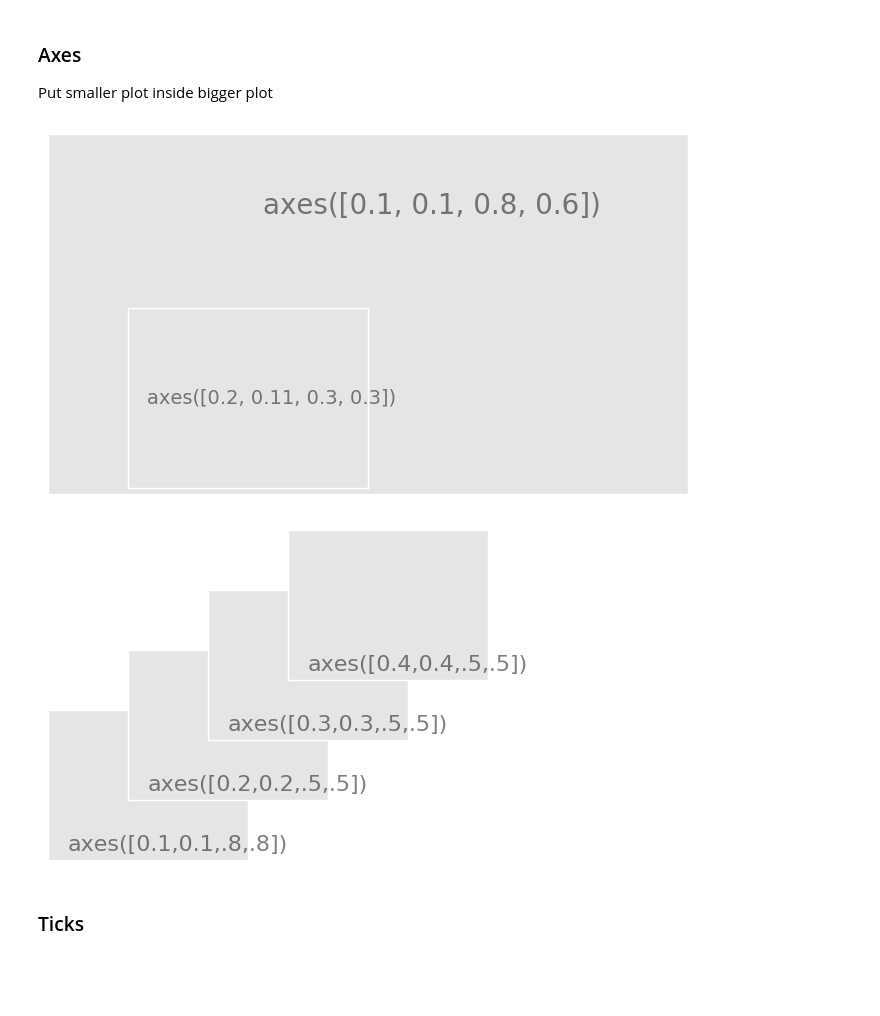
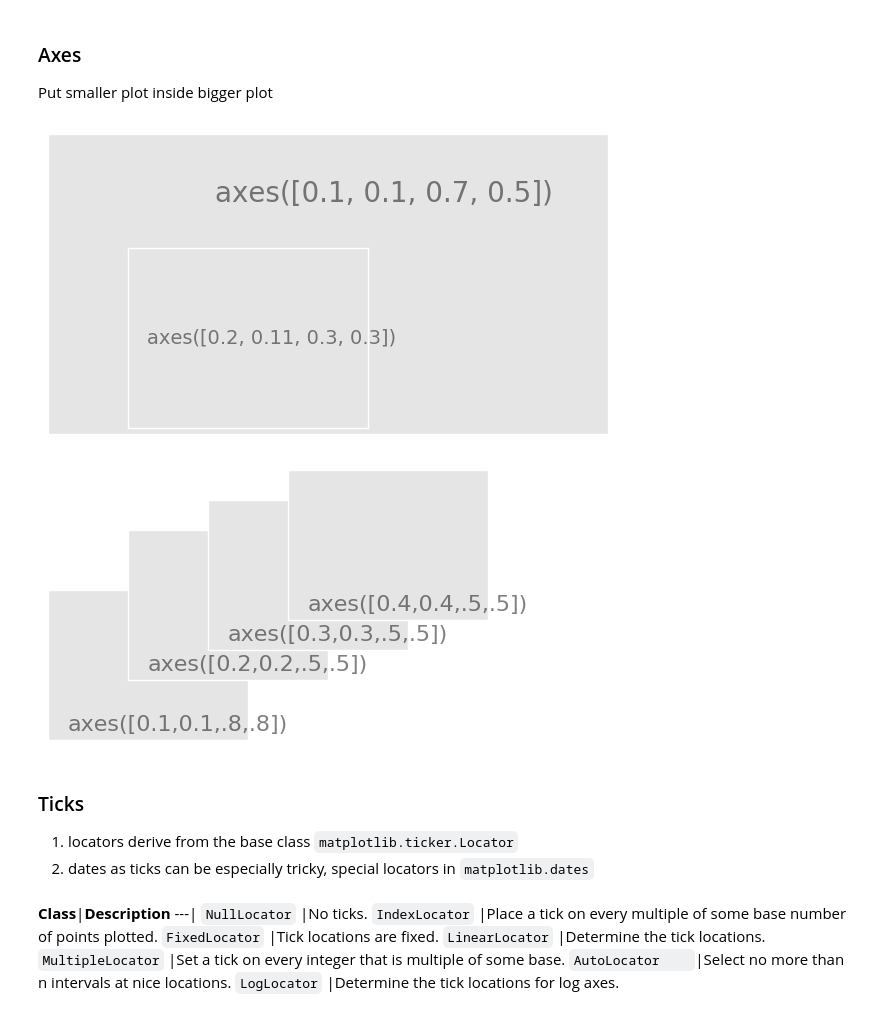
Before and after one commit to kcbighuge/misc-python, a Jupyter notebook: plotting-examples-seaborn-pandas.ipynb, the cells around one changed output. Saved outputs shown, nothing was run; the diff lists cells and outputs as text; code cells hidden in the pictures; blank space fills up the shorter version.

```diff
--- a/plotting-examples-seaborn-pandas.ipynb
+++ b/plotting-examples-seaborn-pandas.ipynb
@@ -1124,20 +1135,20 @@ show()
 ### Axes
 Put smaller plot inside bigger plot
 # %%
-ax1 = [0.1,.1,.8,.6]
+ax1 = [0.1,.1,.7,.5]
 axes(ax1)
 xticks([]), yticks([])
 text(0.6,0.8, 'axes('+str(ax1)+')',ha='center',va='center',size=20,alpha=.5)
 
 ax2 = [0.2,0.11,.3,.3]
 axes(ax2)
 xticks([]), yticks([])
 text(0.6,0.5, 'axes('+str(ax2)+')',ha='center',va='center',size=14,alpha=.5)
 
 # plt.savefig("../figures/axes.png",dpi=64) ## save as img
 show()
 # %% [output]
-[figure, old version]
+[figure, new version]
 # %%
 axes([0.1,0.1,.25,.25])
 xticks([]), yticks([])
@@ -1147,17 +1158,30 @@ axes([0.2,0.2,.25,.25])
 xticks([]), yticks([])
 text(0.1,0.1, 'axes([0.2,0.2,.5,.5])',ha='left',va='center',size=16,alpha=.5)
 
-axes([0.3,0.3,.25,.25])
+axes([0.3,0.25,.25,.25])
 xticks([]), yticks([])
 text(0.1,0.1, 'axes([0.3,0.3,.5,.5])',ha='left',va='center',size=16,alpha=.5)
 
-axes([0.4,0.4,.25,.25])
+axes([0.4,0.3,.25,.25])
 xticks([]), yticks([])
 text(0.1,0.1, 'axes([0.4,0.4,.5,.5])',ha='left',va='center',size=16,alpha=.5)
 
 # plt.savefig("../figures/axes-2.png",dpi=64)
 show()
 # %% [output]
-[figure, old version]
+[figure, new version]
-# %% [markdown]
-### Ticks
+# %% [markdown]
+### Ticks
+
+1. locators derive from the base class `matplotlib.ticker.Locator`
+2. dates as ticks can be especially tricky, special locators in `matplotlib.dates`
+# %% [markdown]
+**Class**|**Description**
+---|
+`NullLocator`	|No ticks.
+`IndexLocator`	|Place a tick on every multiple of some base number of points plotted.
+`FixedLocator`	|Tick locations are fixed.
+`LinearLocator`	|Determine the tick locations.
+`MultipleLocator`	|Set a tick on every integer that is multiple of some base.
+`AutoLocator	`|Select no more than n intervals at nice locations.
+`LogLocator`	|Determine the tick locations for log axes.
```
Also changed, not shown: parts of 31 cells of this notebook.
